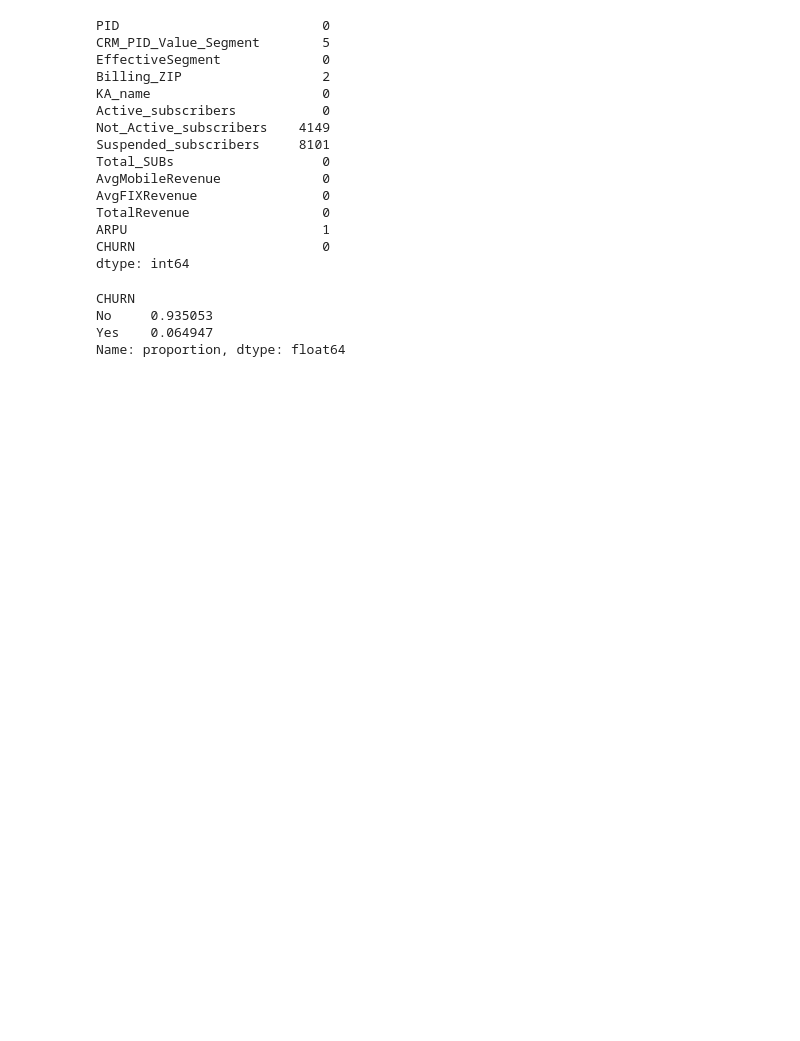
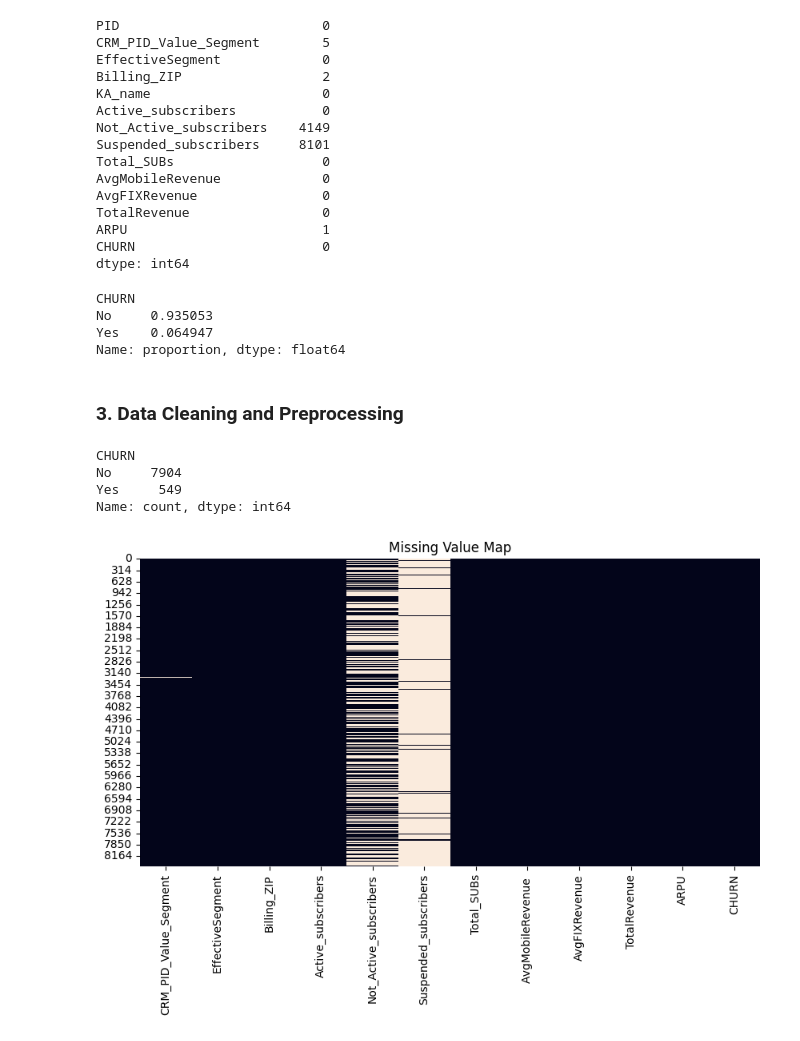
Before and after one commit to rkoush/Personal_Projects, a Jupyter notebook: B2B Customer Churn/B2B_Customer_Churn.ipynb, the cells around one changed output. Saved outputs shown, nothing was run; the diff lists cells and outputs as text; code cells hidden in the pictures; blank space fills up the shorter version.

Commit message:
Update B2B Customer Churn Notebook

```diff
--- a/B2B Customer Churn/B2B_Customer_Churn.ipynb
+++ b/B2B Customer Churn/B2B_Customer_Churn.ipynb
@@ -125,3 +108,26 @@ CHURN
 No     0.935053
 Yes    0.064947
 Name: proportion, dtype: float64
+# %% [markdown]
+### 3. Data Cleaning and Preprocessing
+# %%
+# Drop obvious ID columns
+df = df.drop(['PID', 'KA_name'], axis=1)
+
+# Check unique values in target
+print(df['CHURN'].value_counts())
+
+# Convert target to numeric (if not already)
+df['CHURN'] = df['CHURN'].map({'Yes': 1, 'No': 0})
+# %% [output]
+CHURN
+No     7904
+Yes     549
+Name: count, dtype: int64
+# %%
+plt.figure(figsize=(10,5))
+sns.heatmap(df.isna(), cbar=False)
+plt.title("Missing Value Map")
+plt.show()
+# %% [output]
+[figure, added]
```
Also changed, not shown: parts of 24 cells of this notebook.
